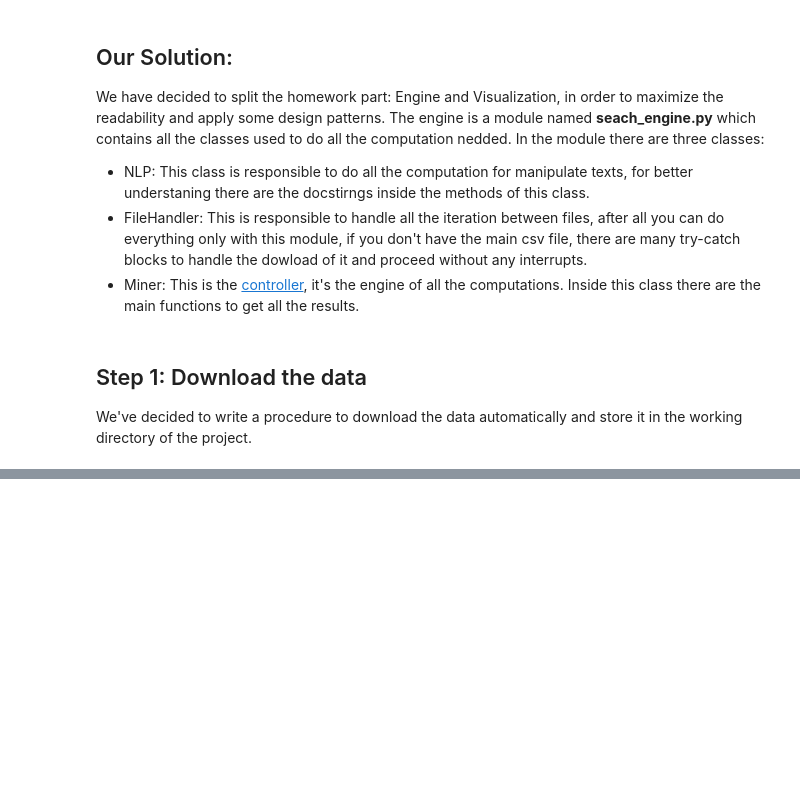
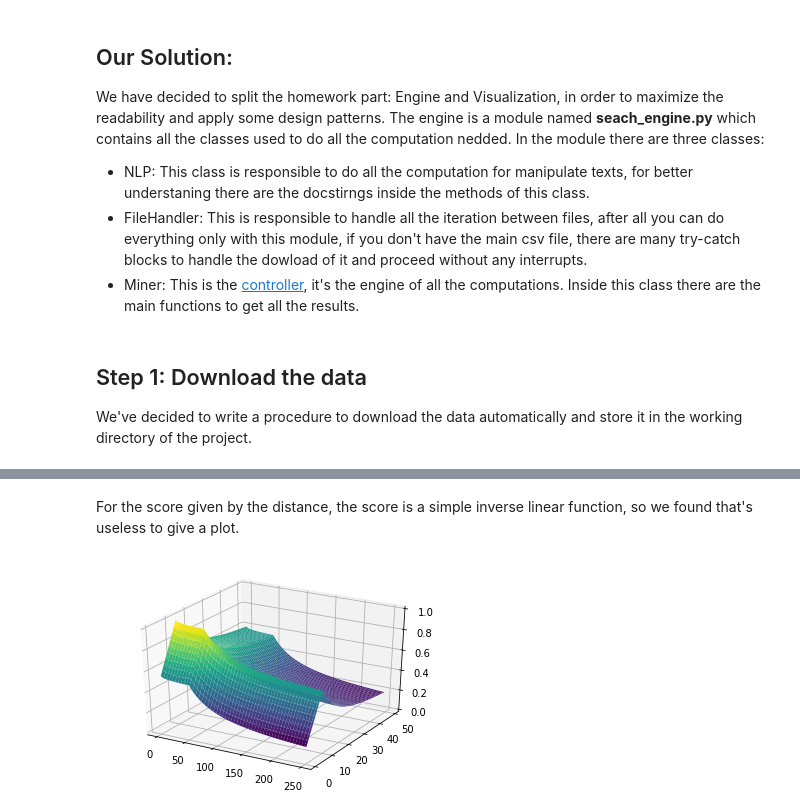
Before and after one commit to lrnzgiusti/ADM-HW3-GP2, a Jupyter notebook: ADM-HW3-GP2.ipynb, the cells around one changed output, grey strips where cells are left out. Drawn from its saved outputs; the diff is of its cells as text; code cells hidden in the pictures; blank space fills up the shorter version.

```diff
--- a/ADM-HW3-GP2.ipynb
+++ b/ADM-HW3-GP2.ipynb
@@ -29,0 +285,18 @@ In order to
+# %% [markdown]
+For the score given by the distance, the score is a simple inverse linear function, so we found that's useless to give a plot.
+# %%
+x = np.arange(1,250,1)
+xlen = len(x)
+y = np.arange(1,50,1)
+ylen = len(y)
+x,y = np.meshgrid(x,y)
+z = (price_getter(x, 50)+rooms_getter(y, 10))/2
+
+fig = plt.figure()
+ax = fig.gca(projection = '3d')
+surf = ax.plot_surface(x,y,z, cmap=cm.viridis)
+ax.set_zlim(0,1)
+ax.w_zaxis.set_major_locator(LinearLocator(6))
+plt.show()
+# %% [output]
+[figure, added]
```
Also changed, not shown: parts of 36 cells of this notebook, 3 other files.
